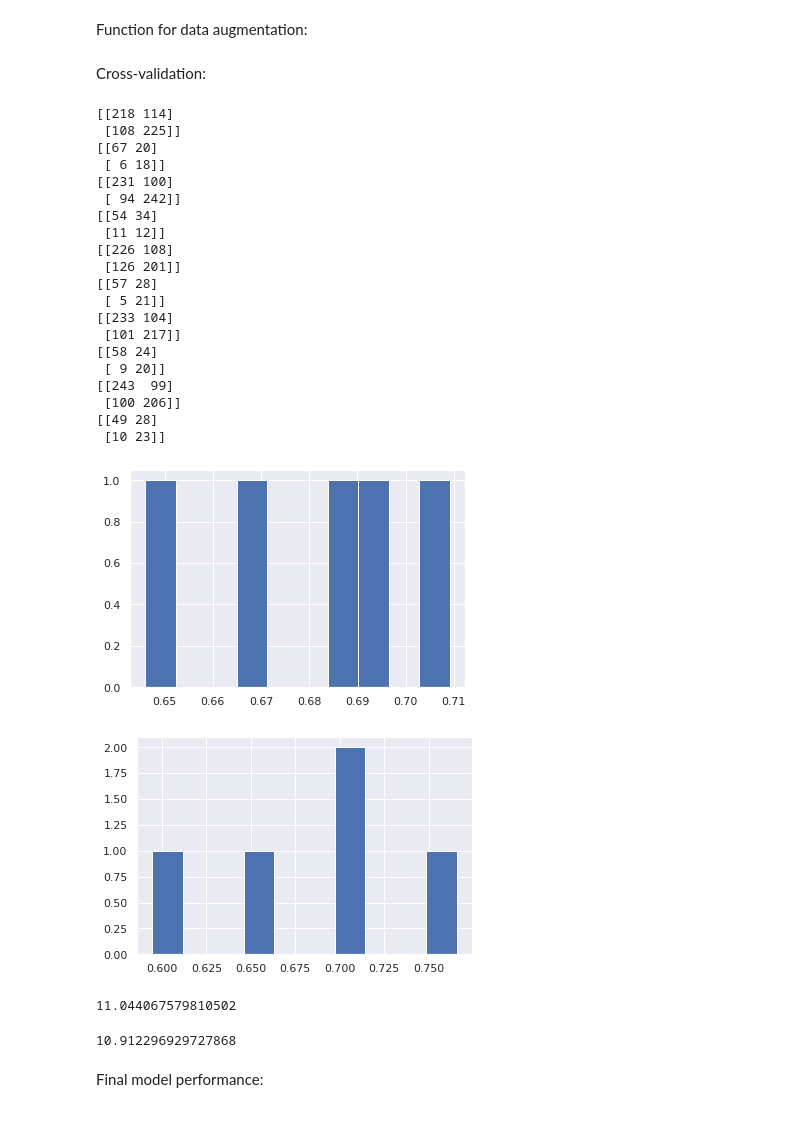
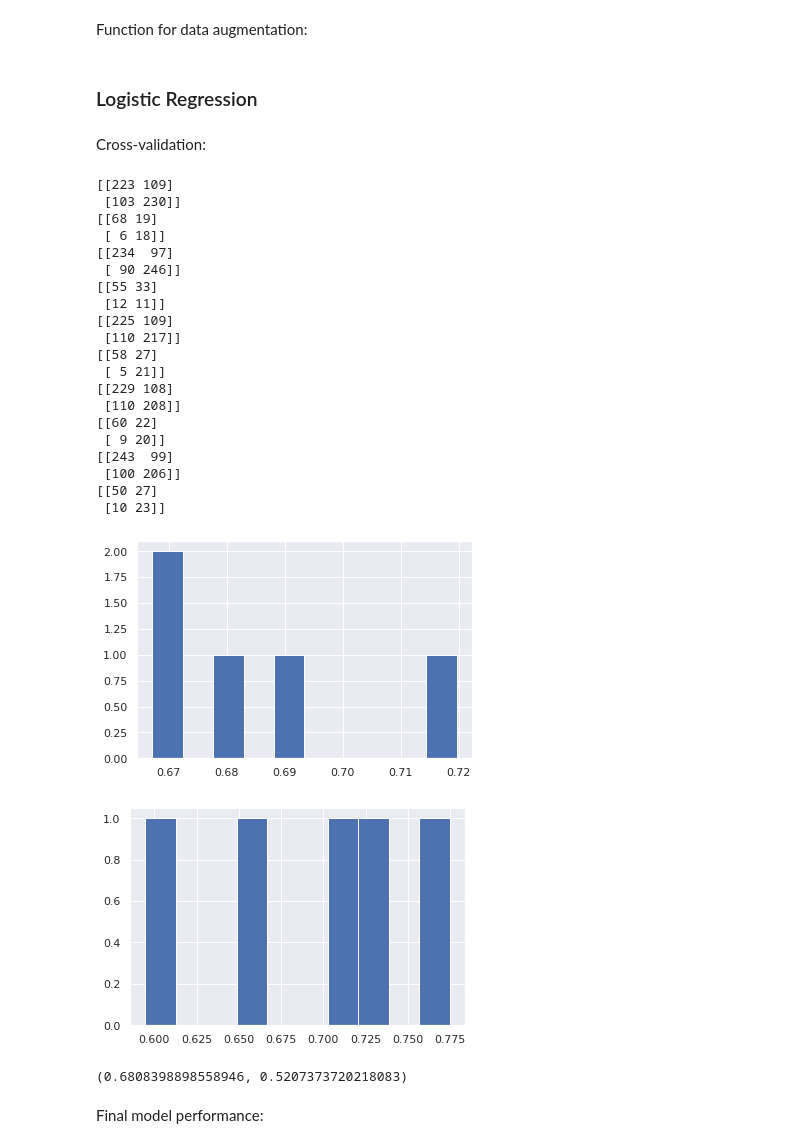
Before and after one commit to shiftleino/pga-classification, a Jupyter notebook: project/5_classification_models.ipynb, the cells around one changed output. Drawn from its saved outputs; the diff is of its cells as text; code cells hidden in the pictures.

```diff
--- a/project/5_classification_models.ipynb
+++ b/project/5_classification_models.ipynb
@@ -41,6 +42,8 @@ def augment_data(X, y):
             aug_X.append(X[i])
             aug_y.append(y[i])
     return np.array(aug_X), np.array(aug_y)
+# %% [markdown]
+### Logistic Regression
 # %% [markdown]
 Cross-validation:
 # %%
@@ -49,13 +52,11 @@ y = df.iloc[:, 8].to_numpy()
 
 cv = KFold(n_splits=5, random_state=42, shuffle=True)
 
-validation_errors = []
-validation_accuracies = []
-validation_f1s = []
+lr_validation_accuracies = []
+lr_validation_f1s = []
 
-training_errors = []
-training_accuracies = []
-training_f1s = []
+lr_training_accuracies = []
+lr_training_f1s = []
 
 X_rem, X_test, y_rem, y_test = train_test_split(X, y, test_size=0.1, random_state=42)
 
@@ -76,66 +77,57 @@ for train_index, val_index in cv.split(y_rem):
 
     # TRAINING ERROR
     y_pred_train = lr.predict(X_train_final)
-    error_train = metrics.log_loss(y_train_aug, y_pred_train)
+
     accuracy_train = metrics.accuracy_score(y_train_aug, y_pred_train)
     f1_train = metrics.f1_score(y_train_aug, y_pred_train)
-
-    training_errors.append(error_train)
-    training_accuracies.append(accuracy_train)
-    training_f1s.append(f1_train)
+    lr_training_accuracies.append(accuracy_train)
+    lr_training_f1s.append(f1_train)
 
     # VALIDATION ERROR
     X_val_final = scaler.transform(X_val)
     y_pred_val = lr.predict(X_val_final)
 
-    error = metrics.log_loss(y_val, y_pred_val)
     accuracy = metrics.accuracy_score(y_val, y_pred_val)
     f1 = metrics.f1_score(y_val, y_pred_val)
-
-    validation_errors.append(error)
-    validation_accuracies.append(accuracy)
-    validation_f1s.append(f1)
+    lr_validation_accuracies.append(accuracy)
+    lr_validation_f1s.append(f1)
 
     # CONFUSION MATRICES
     print(metrics.confusion_matrix(y_train_aug, y_pred_train))
     print(metrics.confusion_matrix(y_val, y_pred_val))
 # %% [output]
-[[218 114]
- [108 225]]
-[[67 20]
+[[223 109]
+ [103 230]]
+[[68 19]
  [ 6 18]]
-[[231 100]
- [ 94 242]]
-[[54 34]
- [11 12]]
-[[226 108]
- [126 201]]
-[[57 28]
+[[234  97]
+ [ 90 246]]
+[[55 33]
+ [12 11]]
+[[225 109]
+ [110 217]]
+[[58 27]
  [ 5 21]]
-[[233 104]
- [101 217]]
-[[58 24]
+[[229 108]
+ [110 208]]
+[[60 22]
  [ 9 20]]
 [[243  99]
  [100 206]]
-[[49 28]
+[[50 27]
  [10 23]]
 # %%
-plt.hist(training_accuracies);
+plt.hist(lr_training_accuracies);
 # %% [output]
-[figure, old version]
+[figure, new version]
 # %%
-plt.hist(validation_accuracies);
+plt.hist(lr_validation_accuracies);
 # %% [output]
-[figure, old version]
+[figure, new version]
-# %%
-np.mean(training_errors)
-# %% [output]
-11.044067579810502
-# %%
-np.mean(validation_errors)
-# %% [output]
-10.912296929727868
+# %%
+np.mean(lr_training_f1s), np.mean(lr_validation_f1s)
+# %% [output]
+(0.6808398898558946, 0.5207373720218083)
 # %% [markdown]
 Final model performance:
 # %%
```
Also changed, not shown: parts of 6 cells of this notebook.
